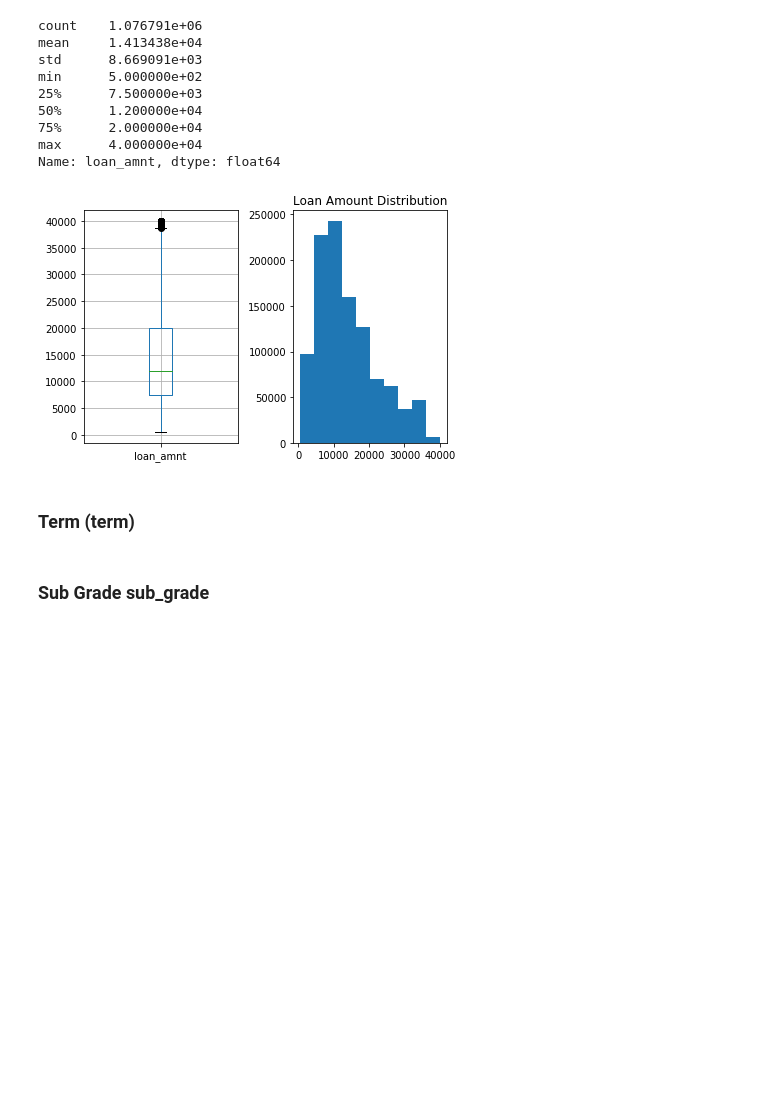
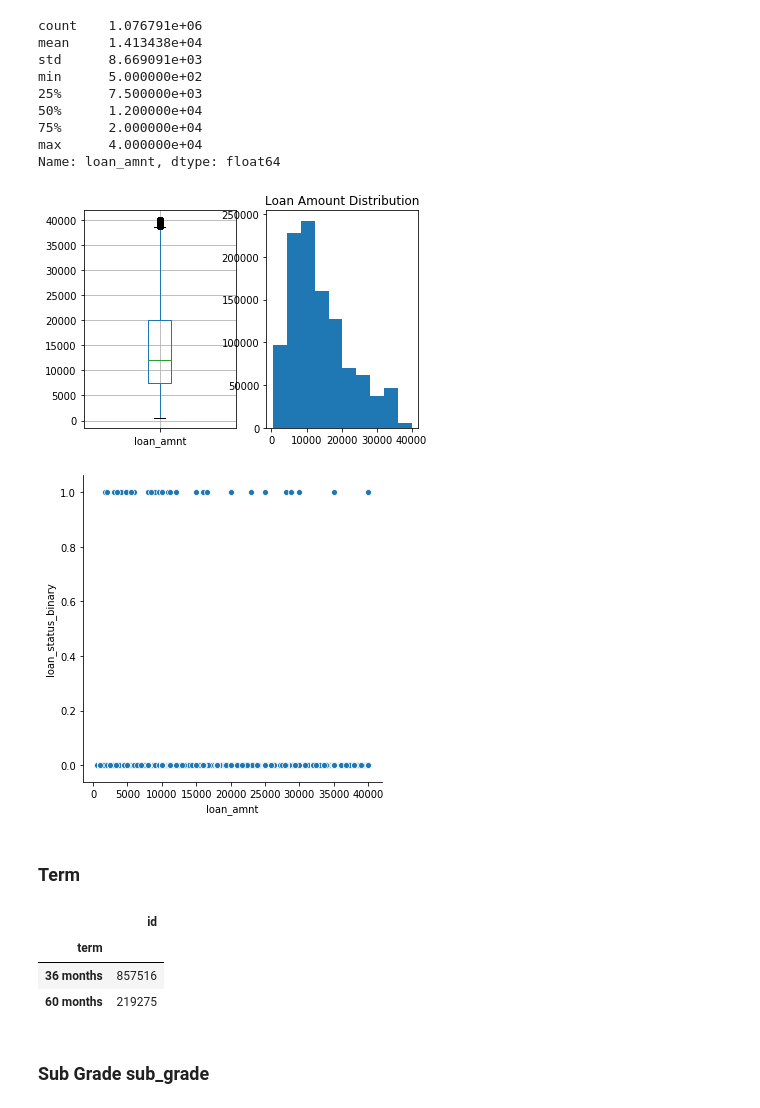
Before and after one commit to jel476/Loan-Capstone, a Jupyter notebook: Code.ipynb, the cells around one changed output. Saved outputs shown, nothing was run; the diff lists cells and outputs as text; code cells hidden in the pictures; blank space fills up the shorter version.

```diff
--- a/Code.ipynb
+++ b/Code.ipynb
@@ -69,0 +60,6 @@ loan.head()
+# %%
+# Adding a new column with a binary for default and fully paid
+
+loan['loan_status_binary'] = loan['loan_status'].apply(lambda x: 0 if x == 'Fully Paid' else 1)
+
+loan.head()
@@ -113,14 +121,26 @@ Name: loan_amnt, dtype: float64
 # %%
 plt.subplot(1, 2, 1)
 loan.boxplot(column='loan_amnt')
 
 plt.subplot(1, 2, 2)
 plt.hist(loan['loan_amnt'])
 plt.title('Loan Amount Distribution')
 
+
+sns.relplot(x="loan_amnt", y="loan_status_binary", data=loan)
+
+
 plt.tight_layout()
 plt.show()
 # %% [output]
-[figure, old version]
+[figure, new version]
+[figure, added]
 # %% [markdown]
-### Term (term)
+### Term
+# %%
+loan.groupby('term').count()[['id']]
+# %% [output]
+|  | id |
+| term |  |
+| 36 months | 857516 |
+| 60 months | 219275 |
```
Also changed, not shown: parts of 5 cells of this notebook, 1 other file.
